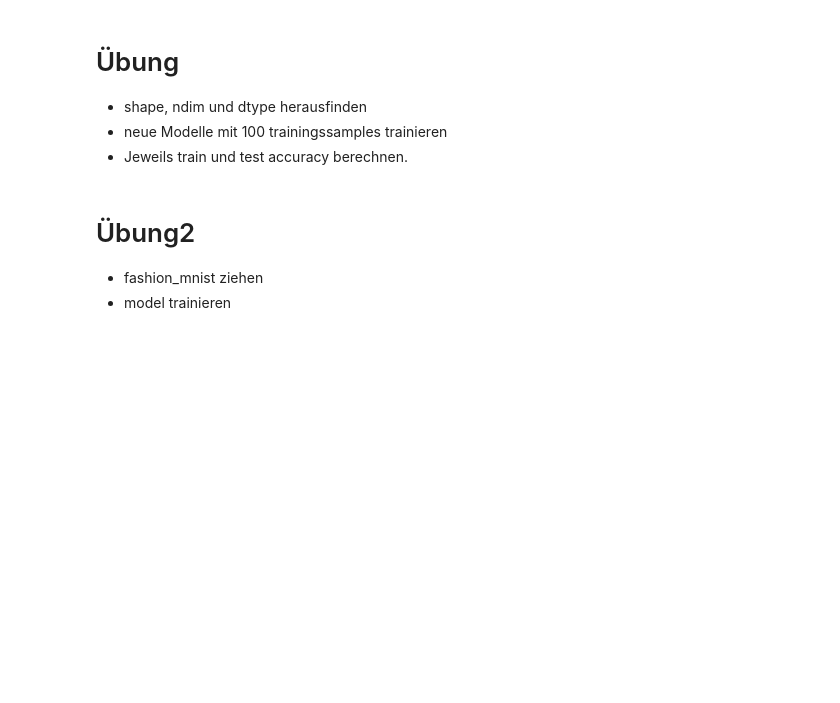
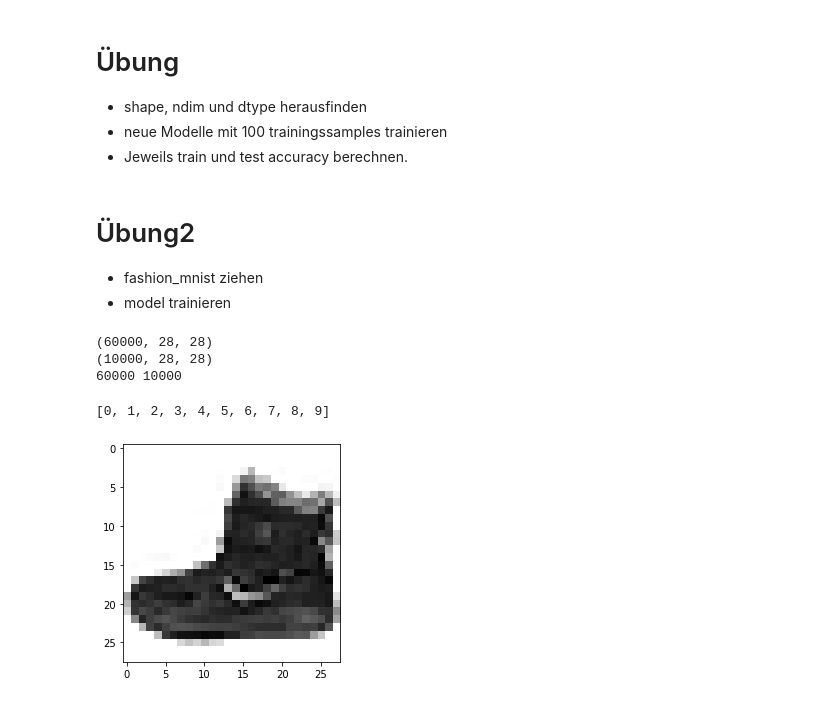
Before and after one commit to PhilippBongartz/GfU_DeepLearning_2022, a Jupyter notebook: Tag1/1.5.MNIST_Beispiel.ipynb, the cells around one changed output. Cells and saved outputs as stored; diff of their text form; code cells hidden in the pictures; blank space fills up the shorter version.

```diff
--- a/Tag1/1.5.MNIST_Beispiel.ipynb
+++ b/Tag1/1.5.MNIST_Beispiel.ipynb
@@ -119,0 +126,19 @@ test_acc: 0.9790999889373779
+# %%
+(train_data,train_target),(test_data,test_target) = fashion_mnist.load_data()
+# %%
+print(train_data.shape)
+print(test_data.shape)
+print(len(train_target),len(test_target))
+# %% [output]
+(60000, 28, 28)
+(10000, 28, 28)
+60000 10000
+# %%
+sorted(list(set(train_target)))
+# %% [output]
+[0, 1, 2, 3, 4, 5, 6, 7, 8, 9]
+# %%
+plt.imshow(train_data[0], cmap=plt.cm.binary)
+plt.show()
+# %% [output]
+[figure, added]
```
Also changed, not shown: parts of 12 cells of this notebook, 2 other files.
